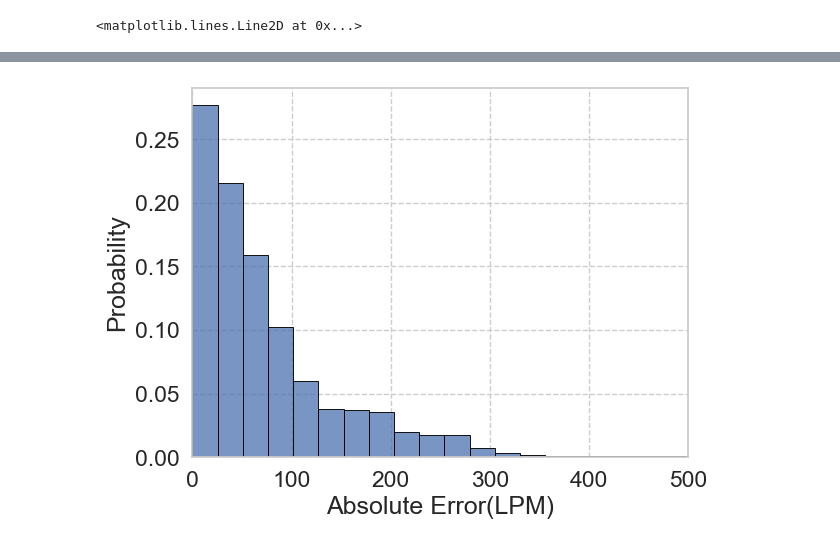
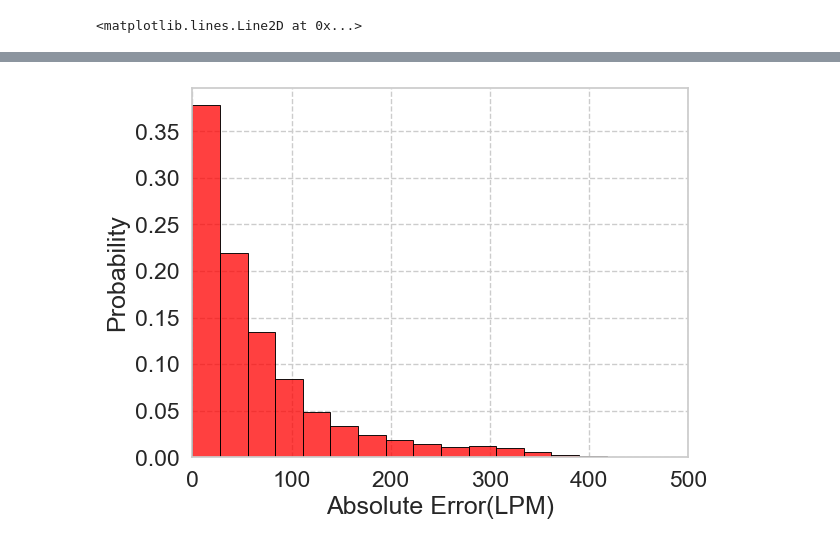
Before and after one commit to jinbeomjeong/estimate_venturi_pump_flow, a Jupyter notebook: create_estmation_flow_model.ipynb, the cells around one changed output, grey strips where cells are left out. Cells and saved outputs as stored; diff of their text form; code cells hidden in the pictures.

```diff
--- a/create_estmation_flow_model.ipynb
+++ b/create_estmation_flow_model.ipynb
@@ -238,8 +316,8 @@ ax1.legend([line1, line2], ['Absolute Error', 'Relative Error'], loc='upper left
 # %% [output]
 <matplotlib.lines.Line2D at 0x...>
 # %%
-best_lstm_model = keras.models.load_model('lstm_model.keras')
+best_reg_model = keras.models.load_model('models/reg_model.keras')
 # %%
-train_pred = np.squeeze(best_lstm_model.predict(train_feature, verbose=1))
-val_pred = np.squeeze(best_lstm_model.predict(val_feature, verbose=1))
+train_pred = np.squeeze(best_reg_model.predict(train_feature, verbose=1))
+val_pred = np.squeeze(best_reg_model.predict(val_feature, verbose=1))
 # %% [output]
@@ -278,10 +359,0 @@ Text(0, 0.5, 'Relative Error(%)')
-# %%
-sns.set_theme(font_scale=1.2)
-sns.set_style("whitegrid", {'grid.linestyle': '--'})
-sns.set_theme(style='dark')
-
-sns.kdeplot(x=val_target, y=relative_error_arr, levels=50, thresh=0, fill=True, cmap='mako', cbar=True, cbar_kws={'label': 'Probability', 'format': '%.3f'})
-
-plt.xlabel('Venturi Pump Outlet Flow-rate(LPM)')
-plt.ylabel('Relative Error(%)')
-plt.ylim(0, 100)
@@ -314,10 +382,0 @@ Text(0, 0.5, 'Absolute Error(LPM)')
-# %%
-sns.set_theme(font_scale=1.2)
-sns.set_style("whitegrid", {'grid.linestyle': '--'})
-sns.set_theme(style='dark')
-
-sns.kdeplot(x=val_target, y=abs_error_arr, levels=50, thresh=0, fill=True, cmap='mako', cbar=True, cbar_kws={'label': 'Probability Density', 'format': '%.3f'})
-
-plt.xlabel('Venturi Pump Outlet Flow-rate(LPM)')
-plt.ylabel('Absolute Error(LPM)')
-#plt.ylim(0, 1000)
@@ -327,12 +383,12 @@ Text(0, 0.5, 'Absolute Error(LPM)')
 # %%
 sns.set_theme(font_scale=1.5)
 sns.set_style('whitegrid', {'grid.linestyle': '--'})
 
-sns.histplot(abs_error_arr, stat='probability', bins=50, edgecolor='black')
+sns.histplot(abs_error_arr, stat='probability', bins=50, edgecolor='black', color='red')
 
 plt.xlim(0, 500)
 plt.xlabel('Absolute Error(LPM)')
 
 plt.show()
 # %% [output]
-[figure, old version]
+[figure, new version]
```
Also changed, not shown: parts of 34 cells of this notebook, 12 other files.
